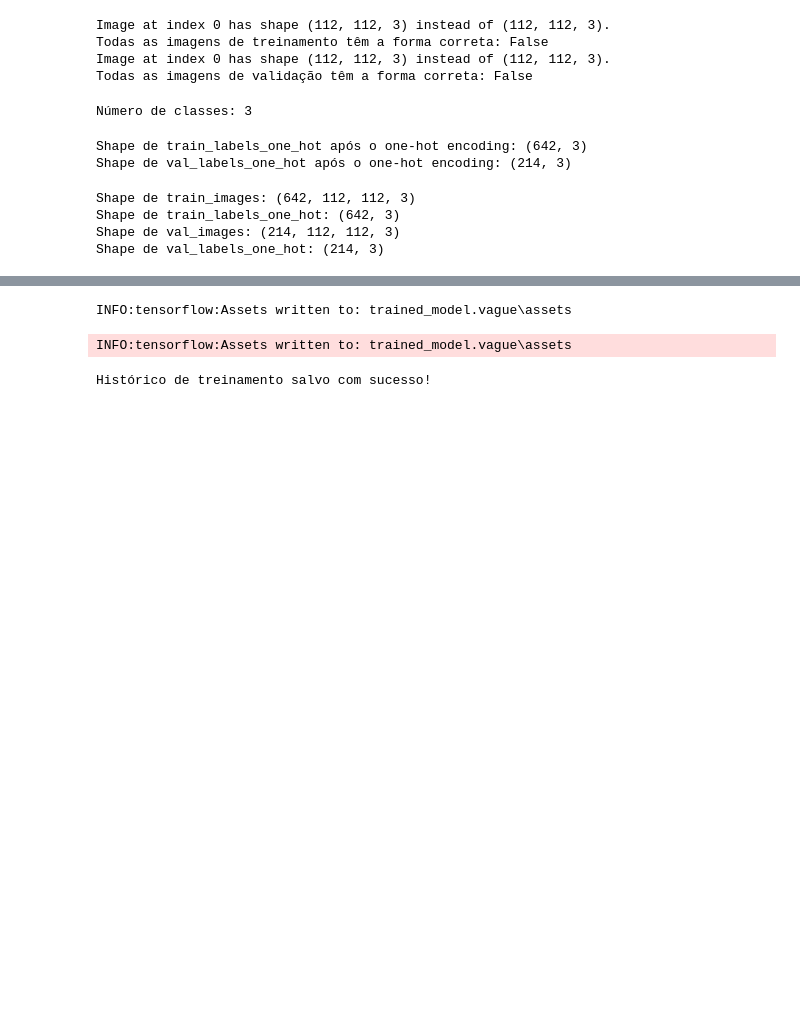
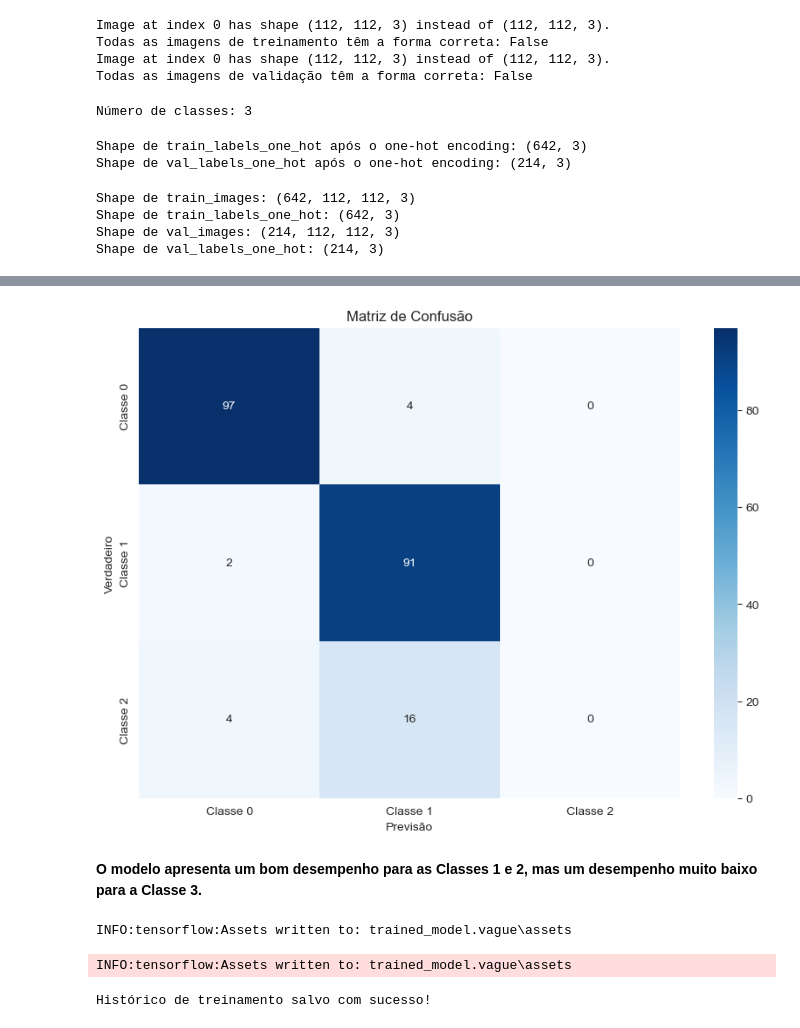
Before and after one commit to Brunadfa/Master-s-dissertation, a Jupyter notebook: group_vague.ipynb, the cells around one changed output, grey strips where cells are left out. Saved outputs shown, nothing was run; the diff lists cells and outputs as text; code cells hidden in the pictures; blank space fills up the shorter version.

```diff
--- a/group_vague.ipynb
+++ b/group_vague.ipynb
@@ -325,3 +325,18 @@ weighted avg       0.76      0.83      0.79       214
+# %%
+# Classes, ajuste conforme suas classes
+class_names = ['Classe 0', 'Classe 1', 'Classe 2']
+
+# Plotando a matriz de confusão
+plt.figure(figsize=(10, 7))
+sns.heatmap(conf_matrix, annot=True, fmt='d', cmap='Blues', xticklabels=class_names, yticklabels=class_names)
+plt.xlabel('Previsão')
+plt.ylabel('Verdadeiro')
+plt.title('Matriz de Confusão')
+plt.show()
+# %% [output]
+[figure, added]
+# %% [markdown]
+__O modelo apresenta um bom desempenho para as Classes 1 e 2, mas um desempenho muito baixo para a Classe 3.__
 # %%
 model.save('trained_model.vague')
 # %% [output]
```
Also changed, not shown: parts of 4 cells of this notebook.
